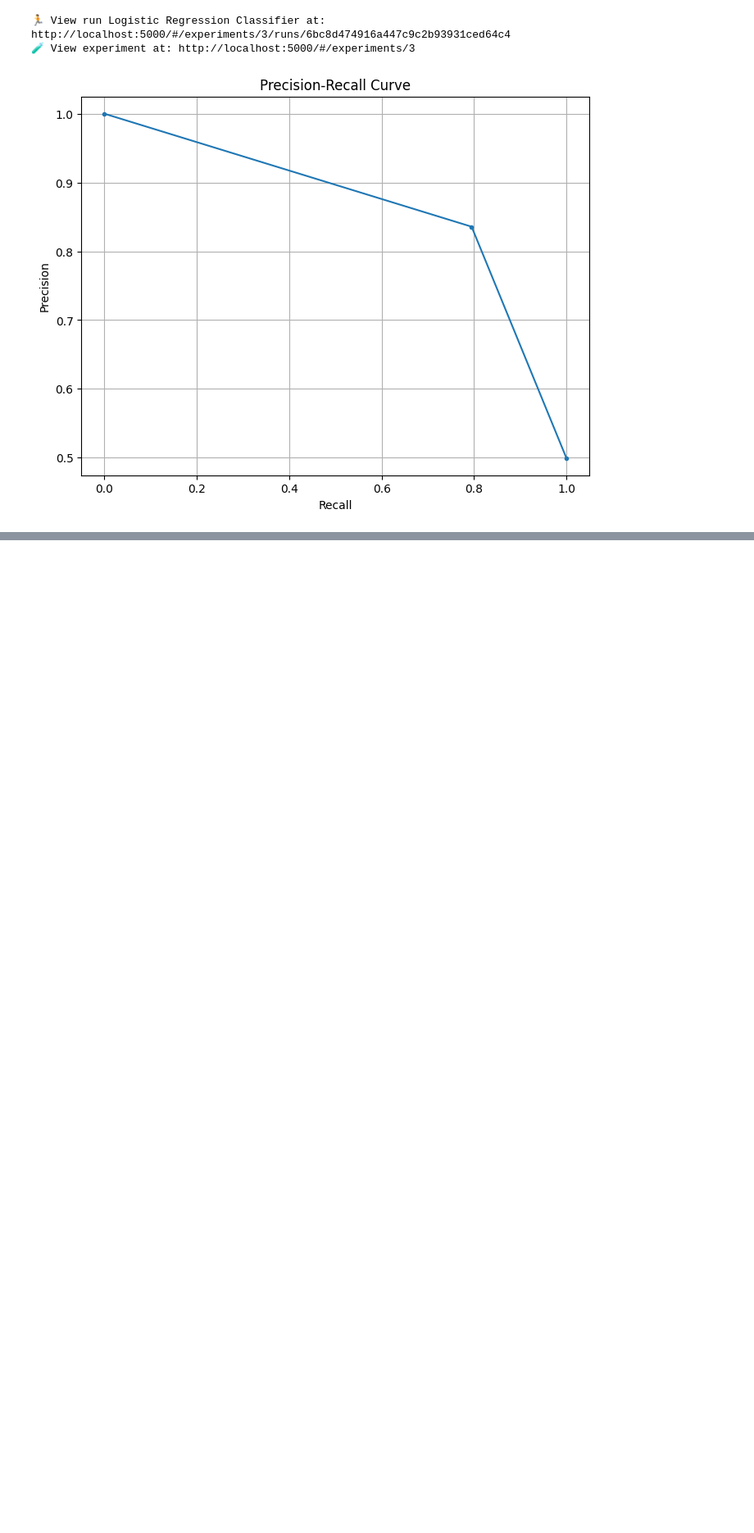
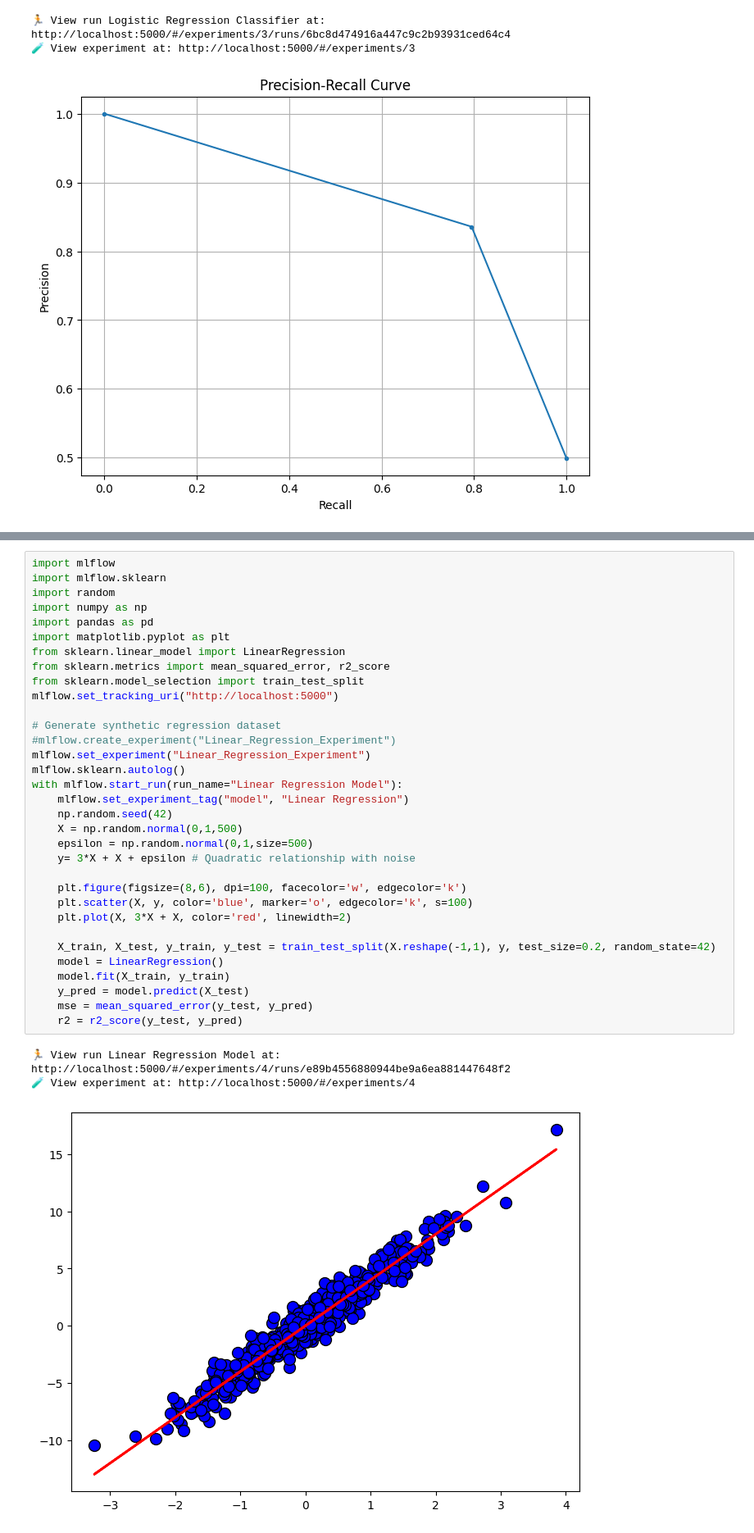
Before and after one commit to Alexu613/Foundations-MLOps---MLflow, a Jupyter notebook: mlartifacts/2/33fa459e78124a4c8cf7b873aff93e88/artifacts/Machine Learning MLflow.ipynb, the cells around one changed output, grey strips where cells are left out. Shown at 82% size. Drawn from its saved outputs; the diff is of its cells as text; blank space fills up the shorter version.

Commit message:
Querying and Autolog

```diff
--- a/mlartifacts/2/33fa459e78124a4c8cf7b873aff93e88/artifacts/Machine Learning MLflow.ipynb
+++ b/mlartifacts/2/33fa459e78124a4c8cf7b873aff93e88/artifacts/Machine Learning MLflow.ipynb
@@ -256,0 +276,37 @@ with mlflow.start_run(run_name="Logistic Regression Classifier"):
+# %%
+import mlflow
+import mlflow.sklearn
+import random
+import numpy as np
+import pandas as pd
+import matplotlib.pyplot as plt
+from sklearn.linear_model import LinearRegression
+from sklearn.metrics import mean_squared_error, r2_score
+from sklearn.model_selection import train_test_split
+mlflow.set_tracking_uri("http://localhost:5000")
+
+# Generate synthetic regression dataset
+#mlflow.create_experiment("Linear_Regression_Experiment")
+mlflow.set_experiment("Linear_Regression_Experiment")
+mlflow.sklearn.autolog()
+with mlflow.start_run(run_name="Linear Regression Model"):
+    mlflow.set_experiment_tag("model", "Linear Regression")
+    np.random.seed(42)
+    X = np.random.normal(0,1,500)
+    epsilon = np.random.normal(0,1,size=500)
+    y= 3*X + X + epsilon # Quadratic relationship with noise
+
+    plt.figure(figsize=(8,6), dpi=100, facecolor='w', edgecolor='k')
+    plt.scatter(X, y, color='blue', marker='o', edgecolor='k', s=100)
+    plt.plot(X, 3*X + X, color='red', linewidth=2)
+
+    X_train, X_test, y_train, y_test = train_test_split(X.reshape(-1,1), y, test_size=0.2, random_state=42)
+    model = LinearRegression()
+    model.fit(X_train, y_train)
+    y_pred = model.predict(X_test)
+    mse = mean_squared_error(y_test, y_pred)
+    r2 = r2_score(y_test, y_pred)
+# %% [output]
+🏃 View run Linear Regression Model at: http://localhost:5000/#/experiments/4/runs/e89b4556880944be9a6ea881447648f2
+🧪 View experiment at: http://localhost:5000/#/experiments/4
+[figure, added]
```
Also changed, not shown: parts of 5 cells of this notebook, 58 other files.
